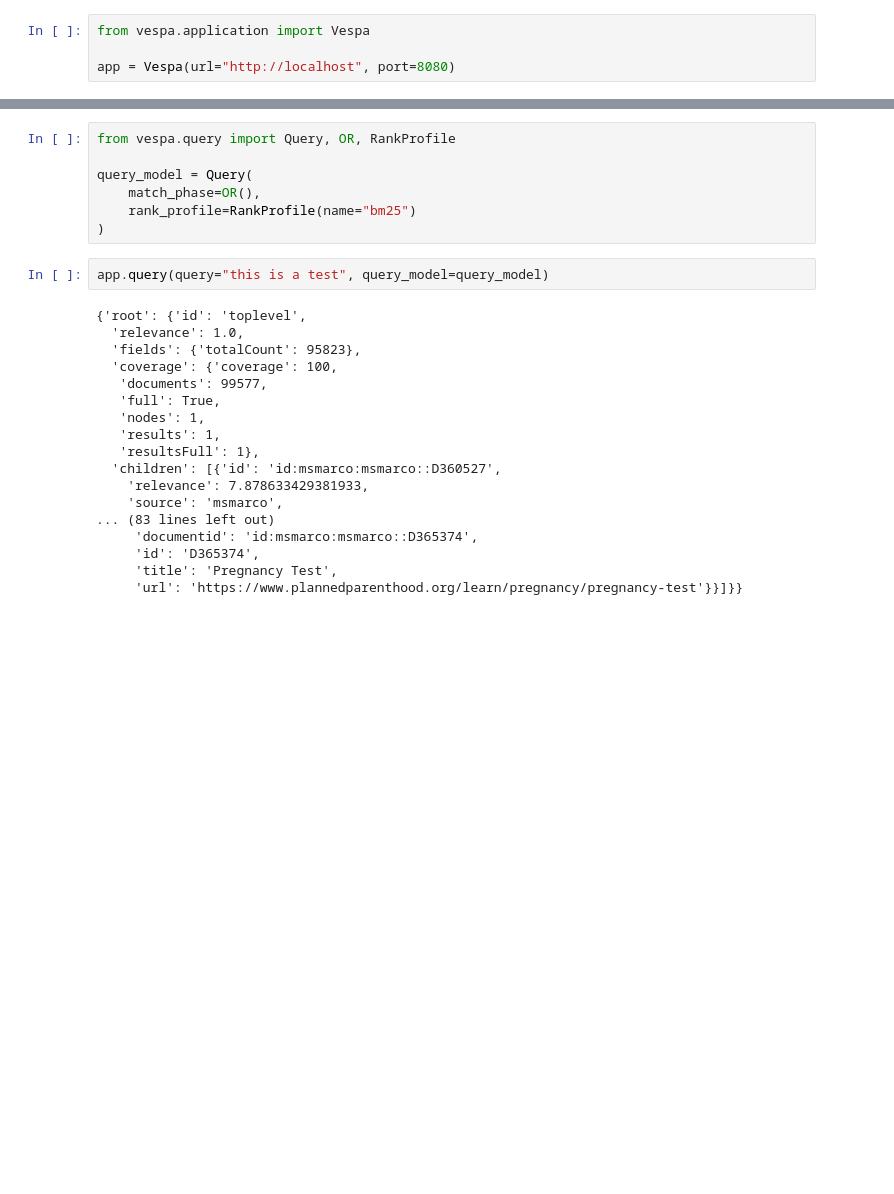
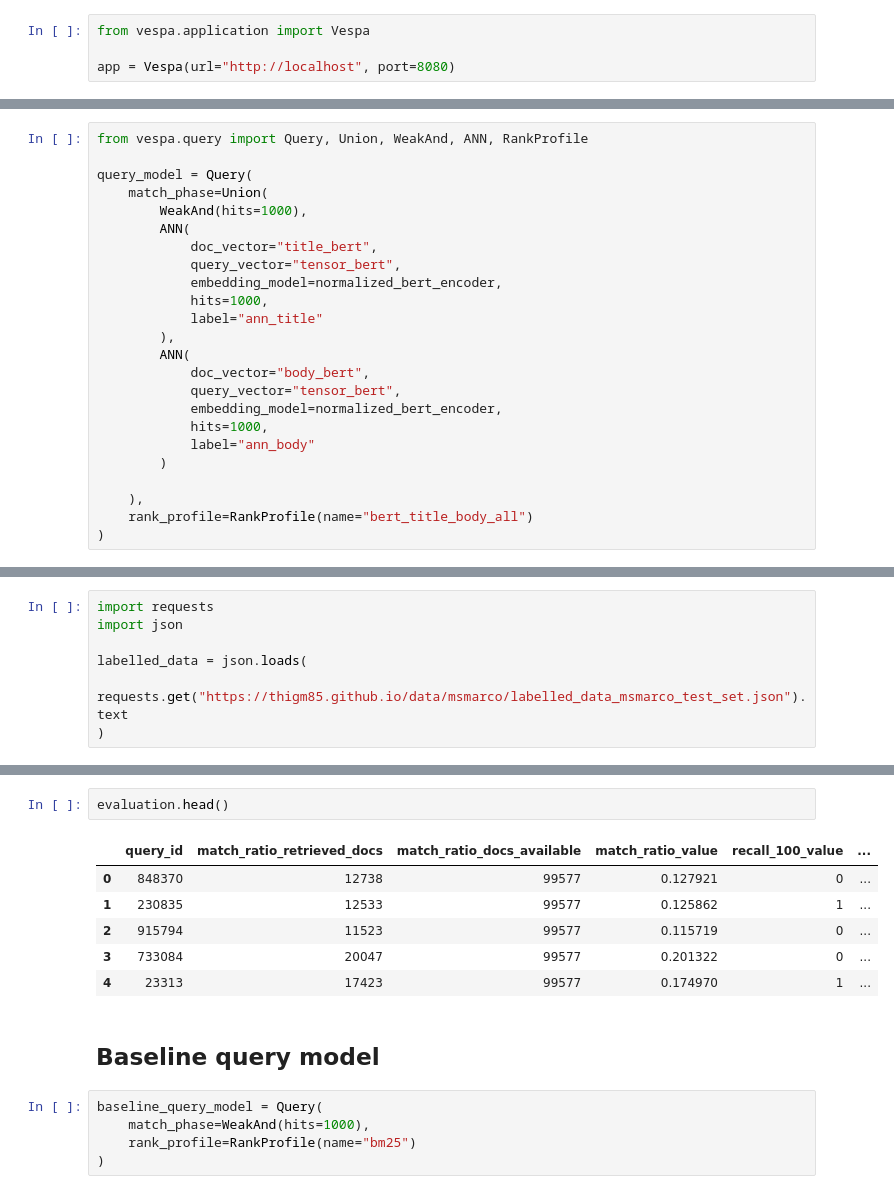
Before and after one commit to thigm85/blog, a Jupyter notebook: _notebooks/2020-05-15-msmarco-evaluation.ipynb, the cells around one changed output, grey strips where cells are left out. Drawn from its saved outputs; the diff is of its cells as text; blank space fills up the shorter version.

```diff
--- a/_notebooks/2020-05-15-msmarco-evaluation.ipynb
+++ b/_notebooks/2020-05-15-msmarco-evaluation.ipynb
@@ -4,0 +42,24 @@ app = Vespa(url="http://localhost", port=8080)
+# %%
+from vespa.query import Query, Union, WeakAnd, ANN, RankProfile
+
+query_model = Query(
+    match_phase=Union(
+        WeakAnd(hits=1000),
+        ANN(
+            doc_vector="title_bert",
+            query_vector="tensor_bert",
+            embedding_model=normalized_bert_encoder,
+            hits=1000,
+            label="ann_title"
+        ),
+        ANN(
+            doc_vector="body_bert",
+            query_vector="tensor_bert",
+            embedding_model=normalized_bert_encoder,
+            hits=1000,
+            label="ann_body"
+        )
+
+    ),
+    rank_profile=RankProfile(name="bert_title_body_all")
+)
@@ -4,0 +74,7 @@ app = Vespa(url="http://localhost", port=8080)
+# %%
+import requests
+import json
+
+labelled_data = json.loads(
+    requests.get("https://thigm85.github.io/data/msmarco/labelled_data_msmarco_test_set.json").text
+)
@@ -5,27 +106,16 @@ app = Vespa(url="http://localhost", port=8080)
+# %%
+evaluation.head()
+# %% [output]
+|  | query_id | match_ratio_retrieved_docs | match_ratio_docs_available | match_ratio_value | recall_100_value | ... |
+| 0 | 848370 | 12738 | 99577 | 0.127921 | 0 | ... |
+| 1 | 230835 | 12533 | 99577 | 0.125862 | 1 | ... |
+| 2 | 915794 | 11523 | 99577 | 0.115719 | 0 | ... |
+| 3 | 733084 | 20047 | 99577 | 0.201322 | 0 | ... |
+| 4 | 23313 | 17423 | 99577 | 0.174970 | 1 | ... |
+# %% [markdown]
+## Baseline query model
 # %%
-from vespa.query import Query, OR, RankProfile
-
-query_model = Query(
-    match_phase=OR(),
+baseline_query_model = Query(
+    match_phase=WeakAnd(hits=1000),
     rank_profile=RankProfile(name="bm25")
 )
-# %%
-app.query(query="this is a test", query_model=query_model)
-# %% [output]
-{'root': {'id': 'toplevel',
-  'relevance': 1.0,
-  'fields': {'totalCount': 95823},
-  'coverage': {'coverage': 100,
-   'documents': 99577,
-   'full': True,
-   'nodes': 1,
-   'results': 1,
-   'resultsFull': 1},
-  'children': [{'id': 'id:msmarco:msmarco::D360527',
-    'relevance': 7.878633429381933,
-    'source': 'msmarco',
-... (83 lines left out)
-     'documentid': 'id:msmarco:msmarco::D365374',
-     'id': 'D365374',
-     'title': 'Pregnancy Test',
-     'url': 'https://www.plannedparenthood.org/learn/pregnancy/pregnancy-test'}}]}}
```
Also changed, not shown: parts of 39 cells of this notebook.
